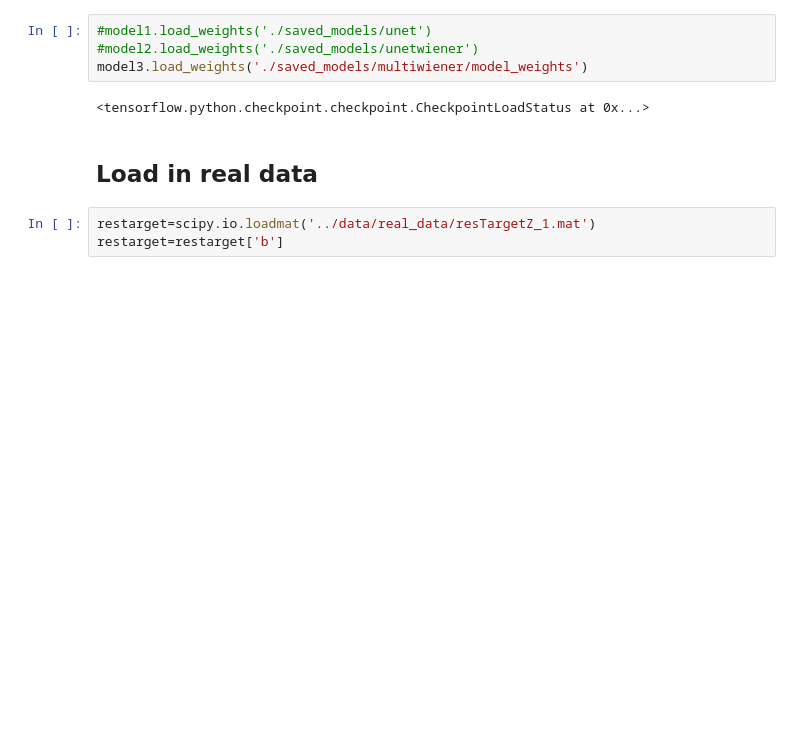
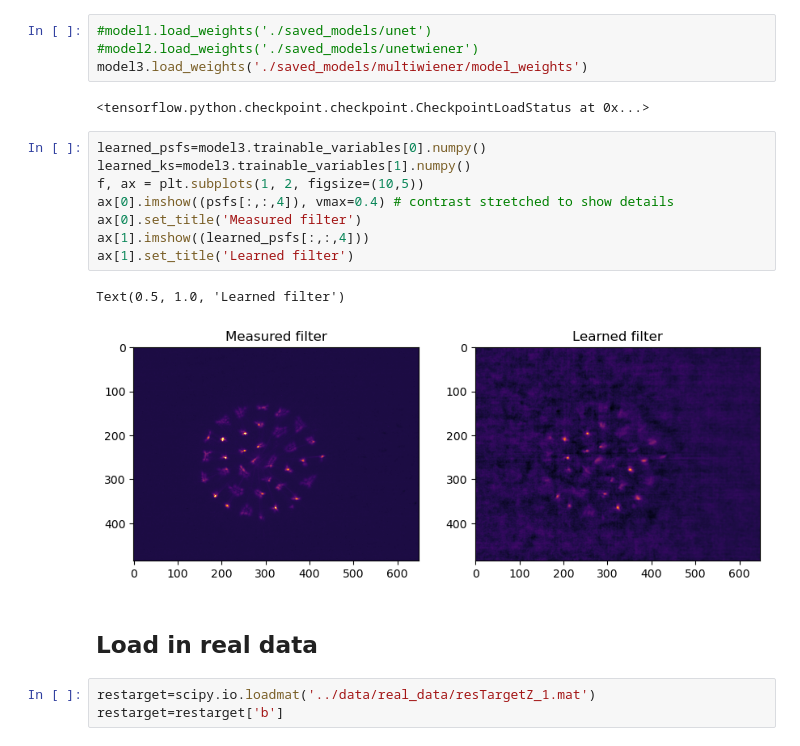
Before and after one commit to DanielShteinbok/MultiWienerNet, a Jupyter notebook: tensorflow/2D deconvolution demo (pretrained).ipynb, the cells around one changed output. Drawn from its saved outputs; the diff is of its cells as text; blank space fills up the shorter version.

Commit message:
added some inspection of the multiwiener model

```diff
--- a/tensorflow/2D deconvolution demo (pretrained).ipynb
+++ b/tensorflow/2D deconvolution demo (pretrained).ipynb
@@ -178,6 +178,17 @@ ________________________________________________________________________________
 model3.load_weights('./saved_models/multiwiener/model_weights')
 # %% [output]
 <tensorflow.python.checkpoint.checkpoint.CheckpointLoadStatus at 0x...>
+# %%
+learned_psfs=model3.trainable_variables[0].numpy()
+learned_ks=model3.trainable_variables[1].numpy()
+f, ax = plt.subplots(1, 2, figsize=(10,5))
+ax[0].imshow((psfs[:,:,4]), vmax=0.4) # contrast stretched to show details
+ax[0].set_title('Measured filter')
+ax[1].imshow((learned_psfs[:,:,4]))
+ax[1].set_title('Learned filter')
+# %% [output]
+Text(0.5, 1.0, 'Learned filter')
+[figure, added]
 # %% [markdown]
 ## Load in real data
 # %%
```
Also changed, not shown: parts of 10 cells of this notebook, 1 other file.
